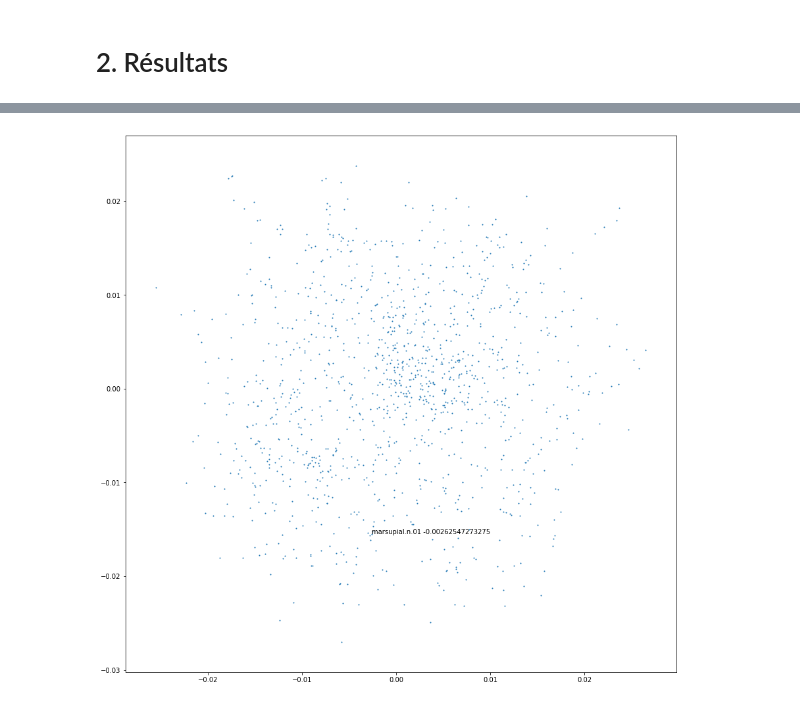
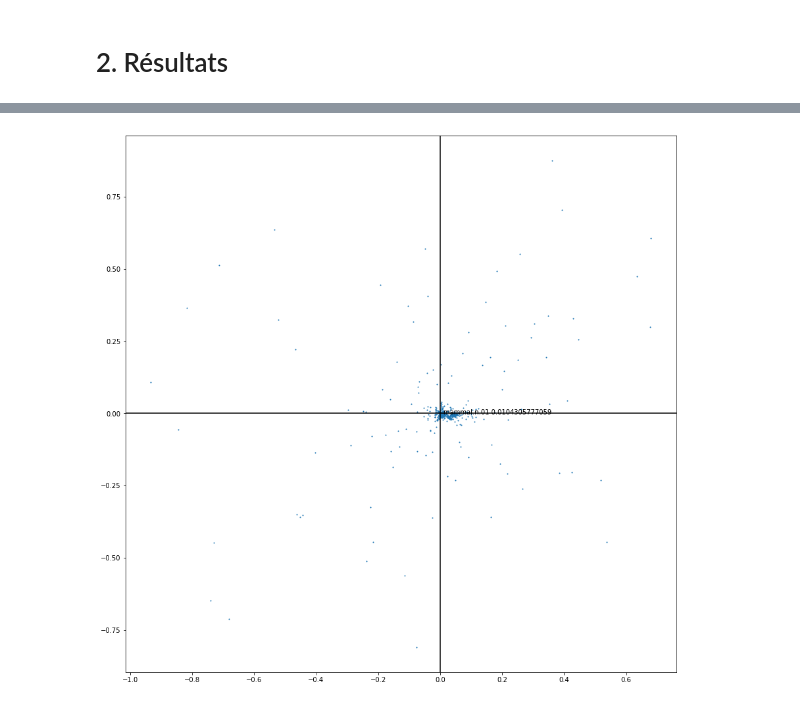
Before and after one commit to zakaryaxali/poincare_embeddings, a Jupyter notebook: notebook.ipynb, the cells around one changed output, grey strips where cells are left out. Saved outputs shown, nothing was run; the diff lists cells and outputs as text; code cells hidden in the pictures.

Commit message:
update random + train

```diff
--- a/notebook.ipynb
+++ b/notebook.ipynb
@@ -56,6 +58,6 @@ def update(emb, error_):
     """Equation d'update (equation 5)"""
     update =  lr*pow((1 - np.linalg.norm(emb)), 2)*error_/4
     emb = emb - update
-    if (np.dot(emb, emb) >= 1):
+    if (np.dot(emb, emb) >= 1 vocab_weights,):
         emb = emb/np.sqrt(np.dot(emb, emb)) - EPSILON
     return emb
@@ -73,26 +99,18 @@ def get_negative_candidates(network, vocab, u, num_negs):
 # %%
 #Initialisation des variables
 
-# embedding of nodes of network
-emb = {}
-embedding_size = 2 #Dimensionality of the trained vectors
+embedding_size = 2 #dimension des vecteurs d'entrainement
+emb = initialize_embedding(network, embedding_size)# embedding of nodes of network
 
 #epochs
 num_epochs = 50
 
-#num_negs
+#nombre de nodes negatives pour l'entrainement
 num_negs = 20
 
 #learning rate
-lr = 0.01
+lr = 1e-2
 
-EPSILON = 0.00001 # to avoid overflow while dividing
+EPSILON = 1e-5 # evite l'overflow
+
+vocab, vocab_weights = get_vocabulary(network)
-# %%
-# Randomly uniform distribution
-for a in network:
-    for b in network[a]:
-        emb[b] = np.random.uniform(low=-0.001, high=0.001, size=(embedding_size,))
-    emb[a] = np.random.uniform(low=-0.001, high=0.001, size=(embedding_size,))
-
-vocab = list(emb.keys())
-random.shuffle(vocab)
@@ -107,8 +117,14 @@ for a in emb:
 # %%
+random.shuffle(vocab)
+
+# the leave nodes are not connected to anything
+for a in emb:
+    if not a in network:
+        network[a] = []
+
 last_time = time.time()
 for epoch in range(num_epochs):
     for u in vocab:
-#         print(u)
         if not network[u]: # une node
             continue
         v = random.choice(network[u]) # u et v sont liés
@@ -118,8 +134,7 @@ for epoch in range(num_epochs):
         negs = [] # pairs of not related nodes, the first node in the pair is `pos1`
         gamma_u_negs = [] # distances entre nodes qui ne sont pas liées
         dist_negs = [] # distances entre nodes qui ne sont pas liées
-        negs = get_negative_candidates(network, vocab, u, num_negs)
-#         print('negs :', negs)
+        negs = get_negative_candidates(network, vocab, vocab_weights, u, num_negs)
         for neg in negs:
             gamma_u_neg = compute_gamma(emb[u], emb[neg])
             gamma_u_negs.append(gamma_u_neg)
@@ -207,23 +219,25 @@ emb
 # %%
 fig=plt.figure(figsize=(15,15))
 names = []
 positions_x = []
 positions_y = []
 for key in emb:
     names.append(key)
     positions_x.append(emb[key][0])
     positions_y.append(emb[key][1])
 
 plt.scatter(positions_x,positions_y, s=1)
-k=0
+k=1
 plt.text(positions_x[k], positions_y[k], names[k] + " " + str(positions_x[k]), fontsize=10)
 
 # circle = plt.Circle((0, 0), 1, color='g',fill=False)
 
 # plt.axis([-1,1,-1,1])
 # ax=fig.add_subplot(1,1,1)
 # ax.add_patch(circle)
+plt.axhline(y=0, color='k')
+plt.axvline(x=0, color='k')
 
 plt.show()
 # %% [output]
-[figure, old version]
+[figure, new version]
```
Also changed, not shown: parts of 9 cells of this notebook, 1 other file.
